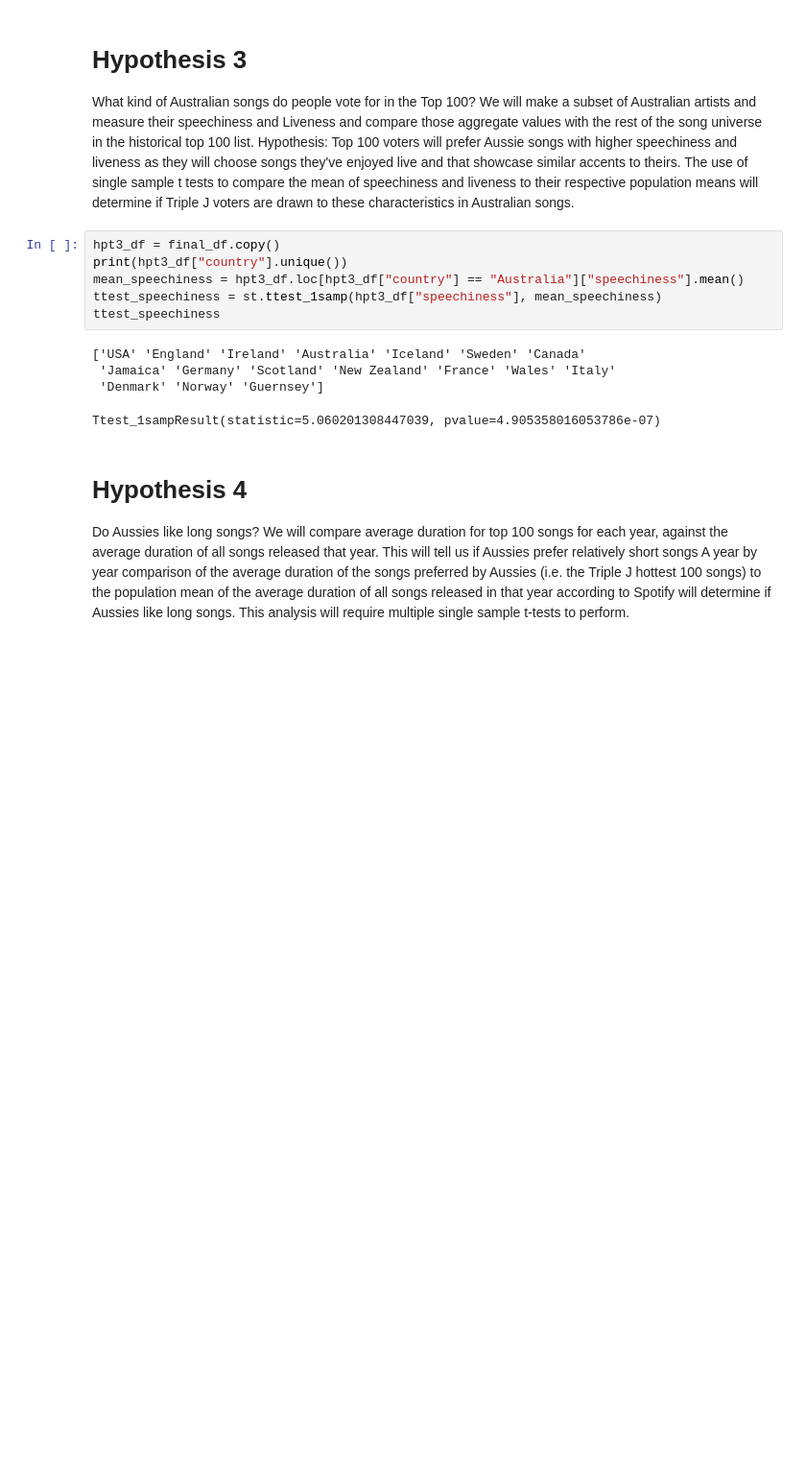
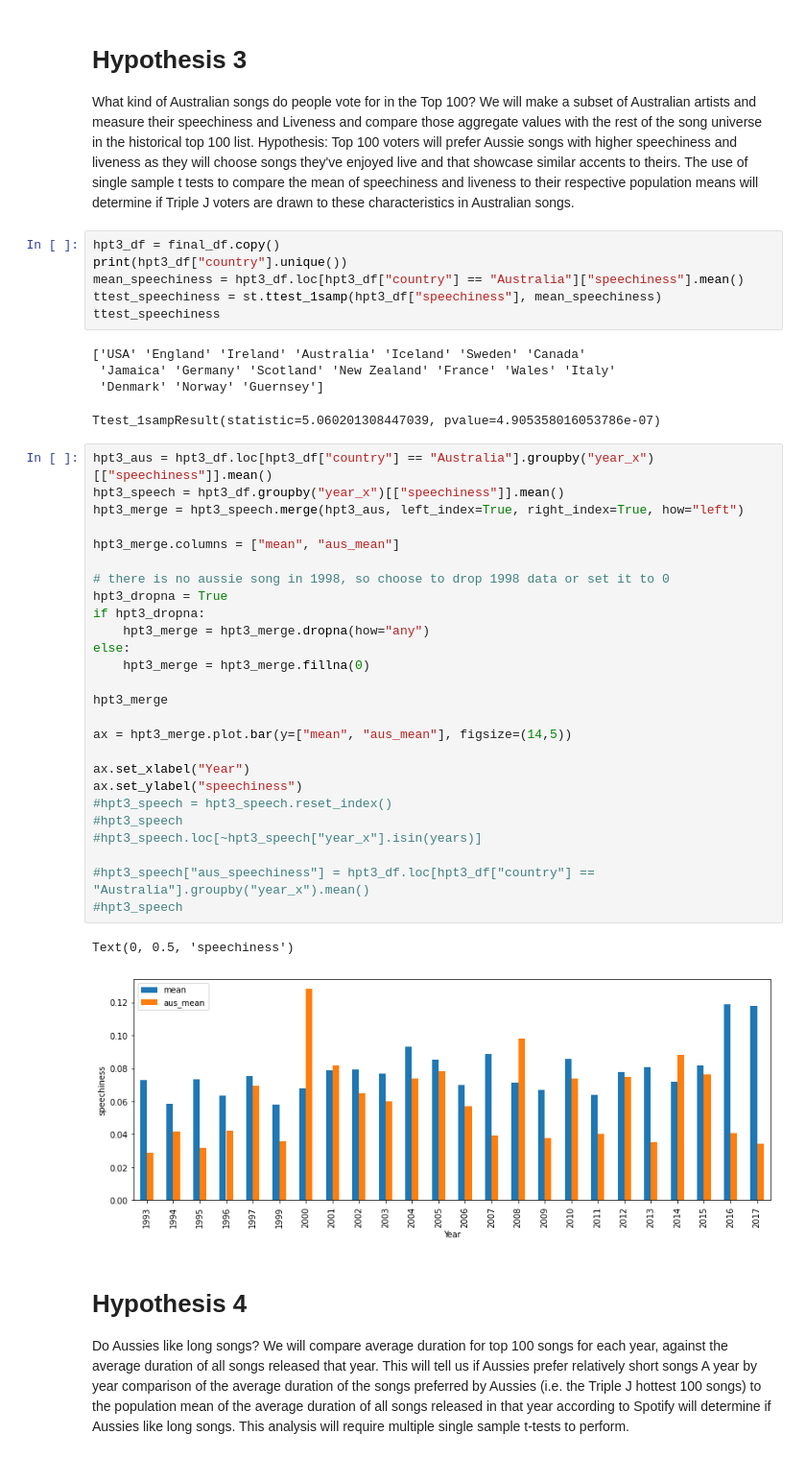
Before and after one commit to relaernu/project_1, a Jupyter notebook: Notebooks/some_analysed.ipynb, the cells around one changed output. Shown at 96% size. Saved outputs shown, nothing was run; the diff lists cells and outputs as text; blank space fills up the shorter version.

```diff
--- a/Notebooks/some_analysed.ipynb
+++ b/Notebooks/some_analysed.ipynb
@@ -481,6 +529,35 @@ ttest_speechiness
  'Jamaica' 'Germany' 'Scotland' 'New Zealand' 'France' 'Wales' 'Italy'
  'Denmark' 'Norway' 'Guernsey']
 Ttest_1sampResult(statistic=5.060201308447039, pvalue=4.905358016053786e-07)
+# %%
+hpt3_aus = hpt3_df.loc[hpt3_df["country"] == "Australia"].groupby("year_x")[["speechiness"]].mean()
+hpt3_speech = hpt3_df.groupby("year_x")[["speechiness"]].mean()
+hpt3_merge = hpt3_speech.merge(hpt3_aus, left_index=True, right_index=True, how="left")
+
+hpt3_merge.columns = ["mean", "aus_mean"]
+
+# there is no aussie song in 1998, so choose to drop 1998 data or set it to 0
+hpt3_dropna = True
+if hpt3_dropna:
+    hpt3_merge = hpt3_merge.dropna(how="any")
+else:
+    hpt3_merge = hpt3_merge.fillna(0)
+
+hpt3_merge
+
+ax = hpt3_merge.plot.bar(y=["mean", "aus_mean"], figsize=(14,5))
+
+ax.set_xlabel("Year")
+ax.set_ylabel("speechiness")
+#hpt3_speech = hpt3_speech.reset_index()
+#hpt3_speech
+#hpt3_speech.loc[~hpt3_speech["year_x"].isin(years)]
+
+#hpt3_speech["aus_speechiness"] = hpt3_df.loc[hpt3_df["country"] == "Australia"].groupby("year_x").mean()
+#hpt3_speech
+# %% [output]
+Text(0, 0.5, 'speechiness')
+[figure, added]
 # %% [markdown]
 # Hypothesis 4
 Do Aussies like long songs? We will compare average duration for top 100 songs for each year, against the average duration of all songs released that year. This will tell us if Aussies prefer relatively short songs
```
Also changed, not shown: parts of 12 cells of this notebook.
